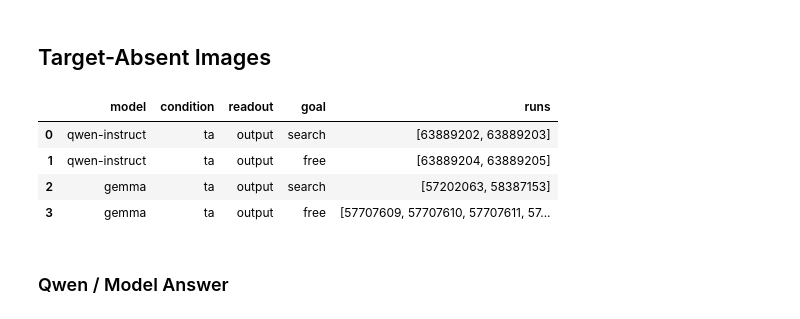
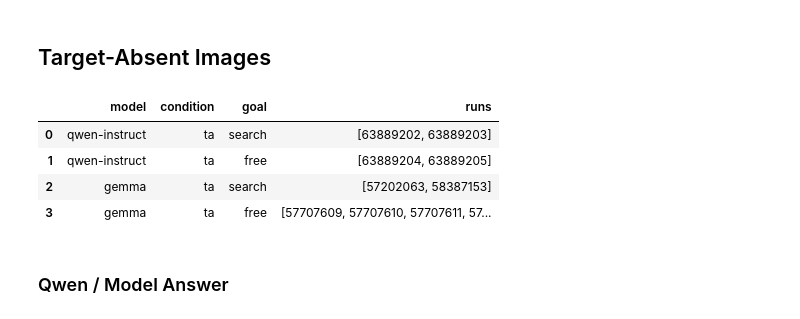
Before and after one commit to HanZhang-psych/VLM-goal-directed-attention, a Jupyter notebook: analysis/notebooks/01_output_crossover.ipynb, the cells around one changed output. Saved outputs shown, nothing was run; the diff lists cells and outputs as text; code cells hidden in the pictures.

```diff
--- a/analysis/notebooks/01_output_crossover.ipynb
+++ b/analysis/notebooks/01_output_crossover.ipynb
@@ -34,18 +32,9 @@ data dir: /Users/hanzh/Documents/Github/VLM-gaze/analysis/data
 tp_runs = []
 
 for model in MODELS:
-    for readout in ["output"]:
-        for goal in ["search", "free"]:
-            runs = U.get_run_ids(model, condition="tp", readout=readout, goal=goal)
-            tp_runs.append(
-                {
-                    "model": model,
-                    "condition": "tp",
-                    "readout": readout,
-                    "goal": goal,
-                    "runs": runs,
-                }
-            )
+    for goal in ["search", "free"]:
+        runs = U.get_run_ids(model, condition="tp", goal=goal)
+        tp_runs.append({"model": model, "condition": "tp", "goal": goal, "runs": runs})
 
 pd.DataFrame(tp_runs)
 # %% [output]
@@ -57,11 +46,11 @@ pd.DataFrame(tp_runs)
 # %% [markdown]
 ### Qwen / Model Answer
 # %%
-# Qwen, target-present, output arm: read model predictions and human fixations.
+# Qwen, target-present: read model predictions and human fixations.
 
 # get the run ids
-qwen_output_search_runs = U.get_run_ids("qwen-instruct", condition="tp", readout="output", goal="search")
-qwen_output_free_runs = U.get_run_ids("qwen-instruct", condition="tp", readout="output", goal="free")
+qwen_output_search_runs = U.get_run_ids("qwen-instruct", condition="tp", goal="search")
+qwen_output_free_runs = U.get_run_ids("qwen-instruct", condition="tp", goal="free")
 
 # get the model predictions
 qwen_output_search_predictions = U.load_fixations(qwen_output_search_runs, mode="vlm")
@@ -318,11 +307,11 @@ qwen_output_violin_fig = fig
 # %% [markdown]
 ### Gemma / Model Answer
 # %%
-# Gemma, target-present, output arm: read model predictions and human fixations.
+# Gemma, target-present: read model predictions and human fixations.
 
 # get the run ids
-gemma_output_search_runs = U.get_run_ids("gemma", condition="tp", readout="output", goal="search")
-gemma_output_free_runs = U.get_run_ids("gemma", condition="tp", readout="output", goal="free")
+gemma_output_search_runs = U.get_run_ids("gemma", condition="tp", goal="search")
+gemma_output_free_runs = U.get_run_ids("gemma", condition="tp", goal="free")
 
 # get the model predictions
 gemma_output_search_predictions = U.load_fixations(gemma_output_search_runs, mode="vlm")
@@ -656,28 +645,19 @@ for ax, (title, density) in zip(axes, example_maps):
 # %%
 # Locate the target-absent run IDs used for each model and task.
 ta_runs = []
 
 for model in MODELS:
-    for readout in ["output"]:
-        for goal in ["search", "free"]:
-            runs = U.get_run_ids(model, condition="ta", readout=readout, goal=goal)
-            ta_runs.append(
-                {
-                    "model": model,
-                    "condition": "ta",
-                    "readout": readout,
-                    "goal": goal,
-                    "runs": runs,
-                }
-            )
+    for goal in ["search", "free"]:
+        runs = U.get_run_ids(model, condition="ta", goal=goal)
+        ta_runs.append({"model": model, "condition": "ta", "goal": goal, "runs": runs})
 
 pd.DataFrame(ta_runs)
 # %% [output]
-|  | model | condition | readout | goal | runs |
-| 0 | qwen-instruct | ta | output | search | [63889202, 63889203] |
-| 1 | qwen-instruct | ta | output | free | [63889204, 63889205] |
-| 2 | gemma | ta | output | search | [57202063, 58387153] |
-| 3 | gemma | ta | output | free | [57707609, 57707610, 57707611, 57... |
+|  | model | condition | goal | runs |
+| 0 | qwen-instruct | ta | search | [63889202, 63889203] |
+| 1 | qwen-instruct | ta | free | [63889204, 63889205] |
+| 2 | gemma | ta | search | [57202063, 58387153] |
+| 3 | gemma | ta | free | [57707609, 57707610, 57707611, 57... |
 # %% [markdown]
 ### Qwen / Model Answer
 # %%
```
Also changed, not shown: parts of 16 cells of this notebook, 11 other files.
